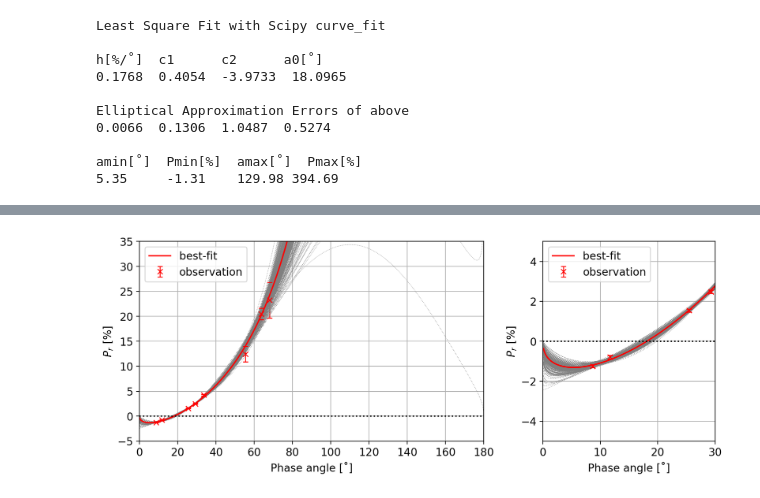
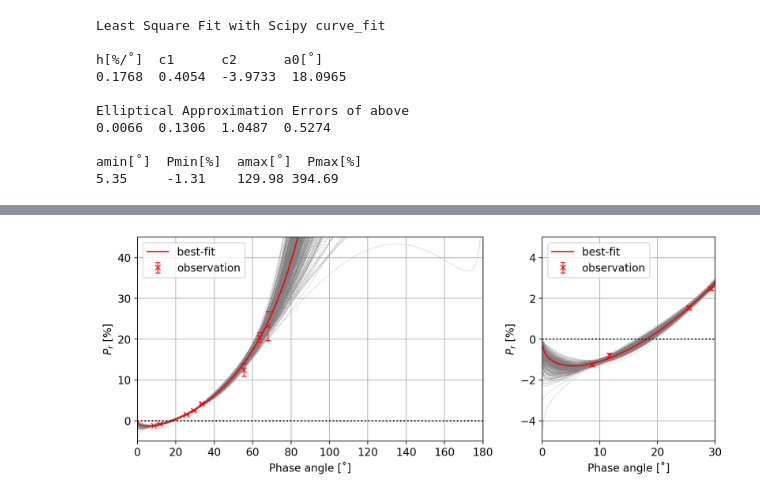
Before and after one commit to ysBach/IshiguroM_etal_155140_2005UD, a Jupyter notebook: polarimetry/pol_analyzer.ipynb, the cells around one changed output, grey strips where cells are left out. Saved outputs shown, nothing was run; the diff lists cells and outputs as text; code cells hidden in the pictures.

```diff
--- a/polarimetry/pol_analyzer.ipynb
+++ b/polarimetry/pol_analyzer.ipynb
@@ -267,7 +269,7 @@ ax1.plot(xx, trigp_purepython(xx, *popt))
 ax1.set_xlabel("Phase angle [˚]")
 ax1.set_ylabel(r"$ P_r $ [%]")
 ax1.set_xlim(0, 180)
-ax1.set_ylim(-5, 35)
+ax1.set_ylim(-5, 45)
 ax1.axhline(0, color='k', ls=':')
 
 for i, aa in enumerate([ax1.xaxis, ax1.yaxis]):
@@ -834,35 +864,35 @@ for ax in axs.tolist():
     for j in range(0, n_trace, 200):
         ax.plot(xx, trigp_purepython(xx, res["h"][j], res["c1"][j], res["c2"][j], res["a0"][j]),
                  ls=':', lw=0.5, color='grey')
 
     ax.errorbar(x, y, yerr, marker='x', elinewidth=1, capsize=3, color='r', ls='',
                 label="observation")
     ax.plot(xx, trigp_purepython(xx, *popt), color='r', label="best-fit")
 
     ax.set_xlabel("Phase angle [˚]")
     ax.set_ylabel(r"$ P_r $ [%]")
     ax.legend(loc=2)
     ax.axhline(0, color='k', ls=':')
 
 #     for i, aa in enumerate([ax.xaxis, ax.yaxis]):
 #         aa.set_major_locator(majloc[i])
 #         aa.set_minor_locator(minloc[i])
 #         aa.set_major_formatter(majfmt[i])
     ax.grid(which='major', ls='-')
     ax.grid(which='minor', ls=':')
 
 axs[0].set_xlim(0, 180)
-axs[0].set_ylim(-5, 35)
+axs[0].set_ylim(-5, 45)
 axs[1].set_xlim(0, 30)
 axs[1].set_ylim(-5, 5)
 
 
 
 plt.tight_layout()
 plt.savefig(SAVEPATH / "observation-mcmc-nobound.png", dpi=300)
 plt.savefig(SAVEPATH / "observation-mcmc-nobound.pdf")
 # %% [output]
-[figure, old version]
+[figure, new version]
 # %%
 trace_df = pm.trace_to_dataframe(trace)
 means = np.mean(trace_df, axis=0)
```
Also changed, not shown: parts of 26 cells of this notebook.
